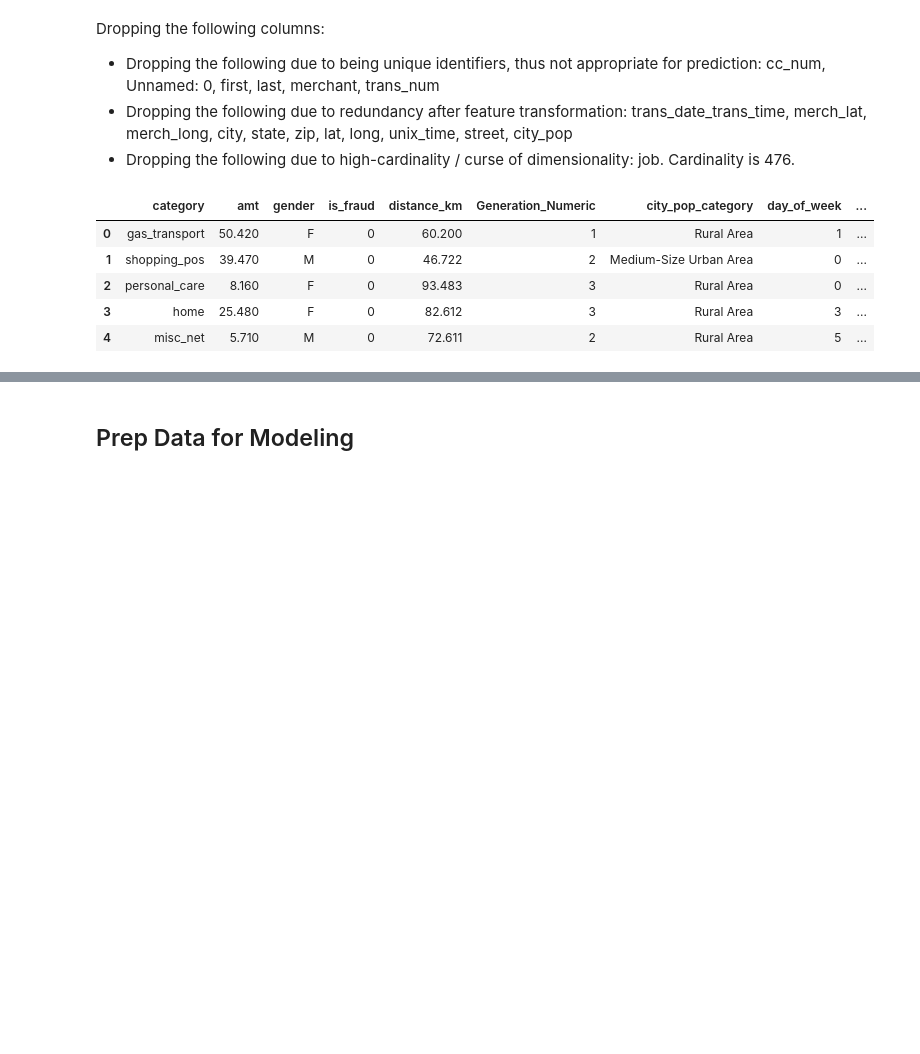
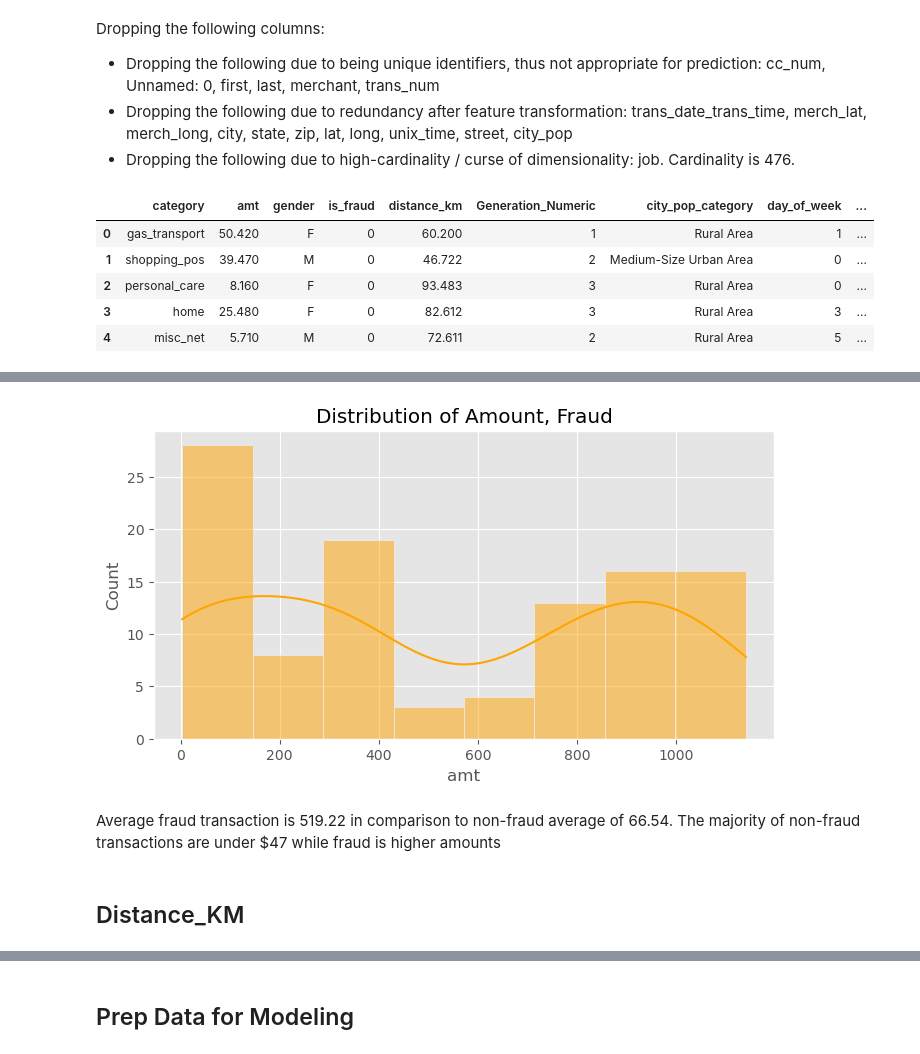
Before and after one commit to ArchanaChetan07/Credit-Card-Transactions-Fraud-Detection-Project, a Jupyter notebook: ADS505_Group4_Final.ipynb, the cells around one changed output, grey strips where cells are left out. Drawn from its saved outputs; the diff is of its cells as text; code cells hidden in the pictures; blank space fills up the shorter version.

```diff
--- a/ADS505_Group4_Final.ipynb
+++ b/ADS505_Group4_Final.ipynb
@@ -627,0 +671,11 @@ df2.head()
+# %%
+plt.figure(figsize=(8, 4))
+sns.histplot(df_fraud['amt'], kde=True, color = "orange")
+plt.title(f'Distribution of Amount, Fraud')
+plt.show()
+# %% [output]
+[figure, added]
+# %% [markdown]
+Average fraud transaction is 519.22 in comparison to non-fraud average of 66.54. The majority of non-fraud transactions are under $47 while fraud is higher amounts
+# %% [markdown]
+## Distance_KM
```
Also changed, not shown: parts of 50 cells of this notebook.
